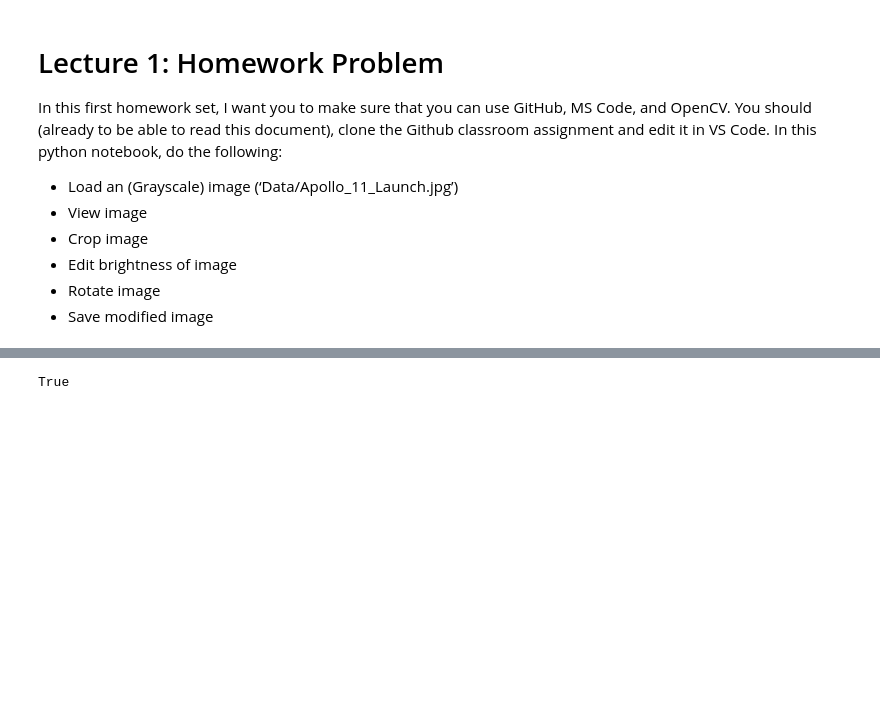
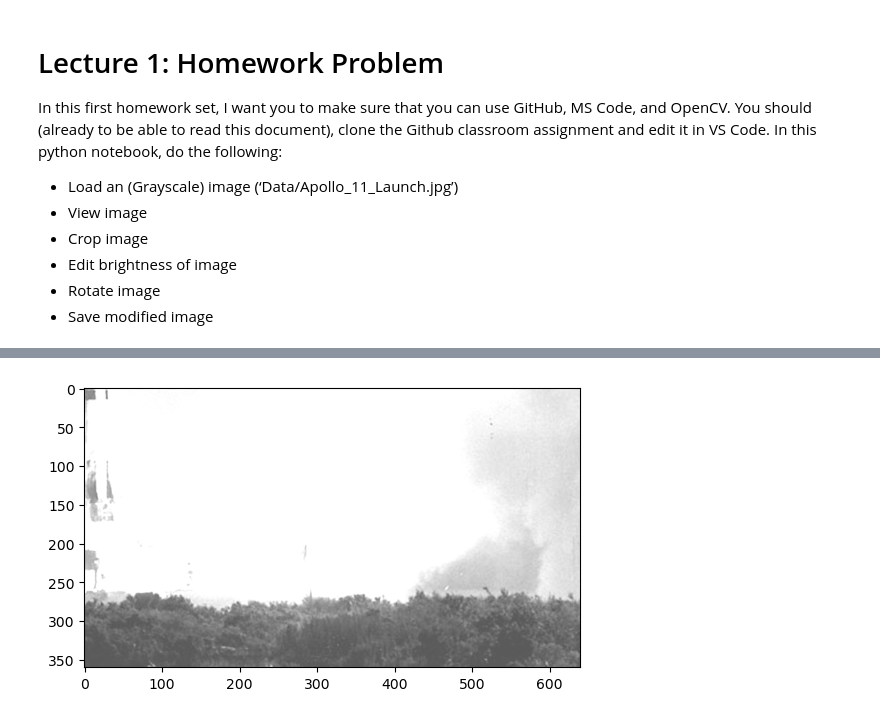
Before and after one commit to SSOE-ECE1390/verifying-setup-RamenTech, a Jupyter notebook: Homework_0.ipynb, the cells around one changed output, grey strips where cells are left out. Cells and saved outputs as stored; diff of their text form; code cells hidden in the pictures; blank space fills up the shorter version.

```diff
--- a/Homework_0.ipynb
+++ b/Homework_0.ipynb
@@ -13,53 +43,22 @@ You should (already to be able to read this document), clone the Github classroo
 # %%
-import cv2
-import math
-import numpy as np
-
-# Load Gray Scale Image
-img = cv2.imread('Data/Apollo_11_Launch.jpg',cv2.IMREAD_COLOR)
-
-# View Image
-cv2.imshow("Original Photo",img)
-cv2.waitKey(0)
-cv2.destroyAllWindows()
-
-# Crop Image
-h, w, c = img.shape
-halfHeight = math.floor(h/2)
-halfWidth = math.floor(w/2)
-croppedImage = img[halfHeight:h,halfWidth:w] # Crops the bottom right quadrant of the image
-
-cv2.imshow("Cropped",croppedImage)
-cv2.waitKey(0)
-cv2.destroyAllWindows()
-
 # Edit Brightness
 
 # Using the formula: new_Image = a * Old_Image + b
 beta = 90 # Adds brightness by 90
 
 # This method takes too long
 # brightImage = np.zeros(img.shape, img.dtype)
 # for y in range(img.shape[0]):
 #     for x in range(img.shape[1]):
 #         for c in range(img.shape[2]):
 #             brightImage[y,x,c] = np.clip(img[y,x,c] + beta, 0, 255)
 
 # Instead I use the cv2.convertScaleAbs using the same alpha, but different beta
 brightImage = cv2.convertScaleAbs(croppedImage, alpha = 1.0, beta = beta)
 
+plt.imshow(brightImage)
 cv2.imshow("Bright Image", brightImage)
 cv2.waitKey()
 cv2.destroyAllWindows()
-
-# Rotate Image
-rot90 = cv2.rotate(brightImage, cv2.ROTATE_90_CLOCKWISE)
-cv2.imshow("Rotate 90 CW", rot90)
-
-cv2.waitKey(0)
-cv2.destroyAllWindows()
-# Save Image
-filename = "modifiedImage.jpg"
-cv2.imwrite(filename, rot90)
 # %% [output]
-True
+[figure, added]
```
Also changed, not shown: parts of 3 cells of this notebook.
